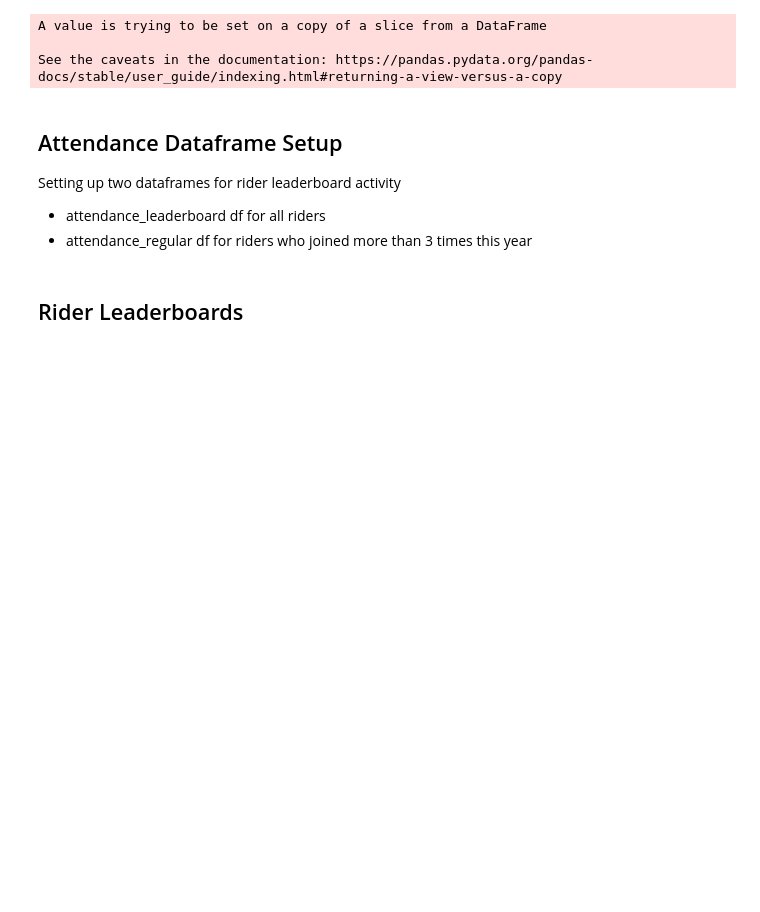
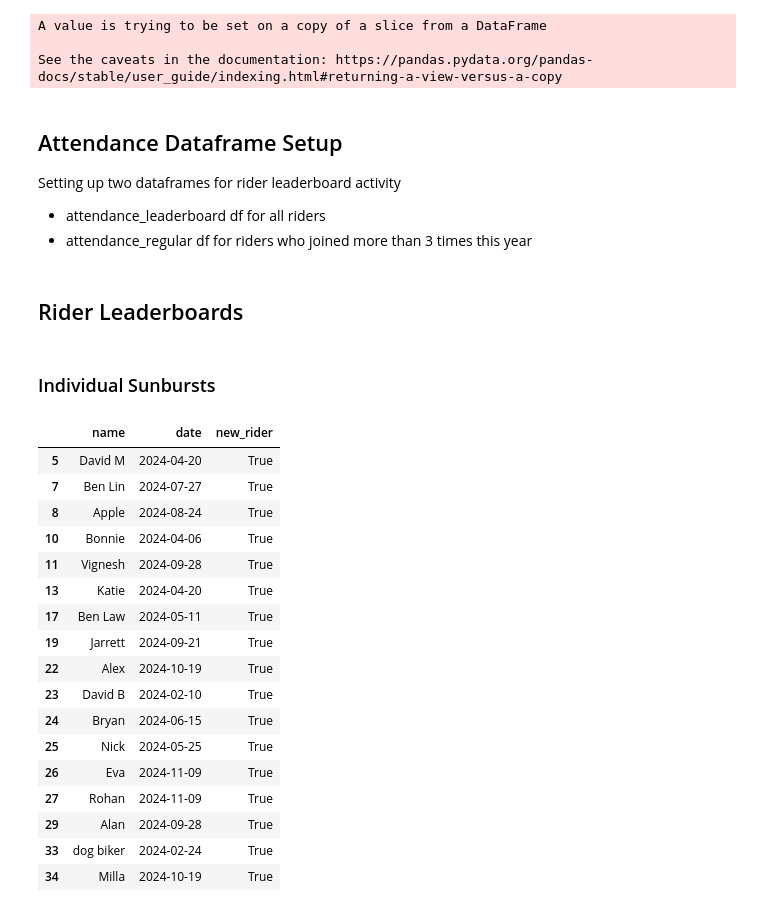
Before and after one commit to annabhe/tbd_stats, a Jupyter notebook: tbd_stats.ipynb, the cells around one changed output. Cells and saved outputs as stored; diff of their text form; code cells hidden in the pictures; blank space fills up the shorter version.

Commit message:
new rider computation

```diff
--- a/tbd_stats.ipynb
+++ b/tbd_stats.ipynb
@@ -189,0 +197,18 @@ fig.show()
+# %%
+attendance_by_rider = attendance.drop('had_ride', axis=1, inplace=False)
+attendance_by_rider = attendance_by_rider.set_index('date')
+attendance_by_rider = attendance_by_rider.merge(df[['date', 'coffee_shop', 'route']], how='inner', on='date')
+attendance_by_rider = attendance_by_rider[attendance_by_rider['Unnamed: 2'].notna()]
+attendance_dict = attendance_by_rider.to_dict('split')
+# %%
+attendance_by_rider_dict = {}
+for name in attendance_leaderboard[attendance_leaderboard.Count > 2]['Name']:
+    attendance_arr = []
+    for _, rows in attendance_by_rider.iterrows():
+        if name in rows.values: attendance_arr.append(True)
+        else: attendance_arr.append(False)
+    attendance_by_rider_dict[name] = attendance_arr
+regular_rider_attendance = pd.DataFrame(attendance_by_rider_dict)
+regular_rider_attendance = regular_rider_attendance.set_index(attendance_by_rider['date'])
+# %% [markdown]
+### Individual Sunbursts
@@ -189,0 +231,27 @@ fig.show()
+# %%
+new_rider=[False, False, False, False, False, True, False, True, True, False, True, True, False, True, False, False, False, True, False, True, False, False, True, True, True, True, True, True, False, True, False, False, False, True, True, False]
+first_ride = pd.DataFrame(regular_rider_attendance.idxmax()).reset_index().rename(columns={"index": "name"}).merge(pd.DataFrame(data={'name':regular_rider_attendance.columns, 'new_rider':new_rider}), on='name').rename(columns={0: "date"})
+first_ride=first_ride[first_ride['new_rider']==True]
+first_ride_count = first_ride.groupby(['date']).size().reset_index().rename(columns={0:'count'})
+# %%
+
+first_ride
+# %% [output]
+|  | name | date | new_rider |
+| 5 | David M | 2024-04-20 | True |
+| 7 | Ben Lin | 2024-07-27 | True |
+| 8 | Apple | 2024-08-24 | True |
+| 10 | Bonnie | 2024-04-06 | True |
+| 11 | Vignesh | 2024-09-28 | True |
+| 13 | Katie | 2024-04-20 | True |
+| 17 | Ben Law | 2024-05-11 | True |
+| 19 | Jarrett | 2024-09-21 | True |
+| 22 | Alex | 2024-10-19 | True |
+| 23 | David B | 2024-02-10 | True |
+| 24 | Bryan | 2024-06-15 | True |
+| 25 | Nick | 2024-05-25 | True |
+| 26 | Eva | 2024-11-09 | True |
+| 27 | Rohan | 2024-11-09 | True |
+| 29 | Alan | 2024-09-28 | True |
+| 33 | dog biker | 2024-02-24 | True |
+| 34 | Milla | 2024-10-19 | True |
```
Also changed, not shown: parts of 10 cells of this notebook, 1 other file.
